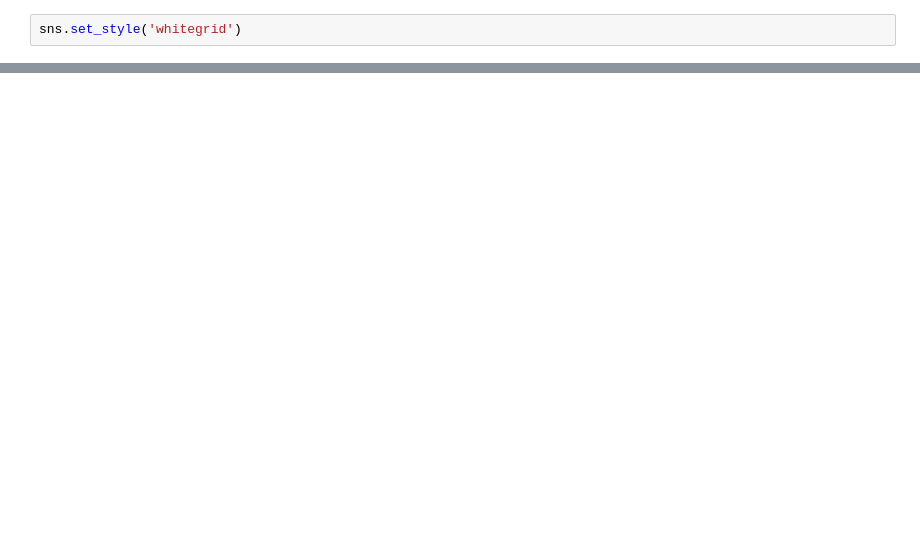
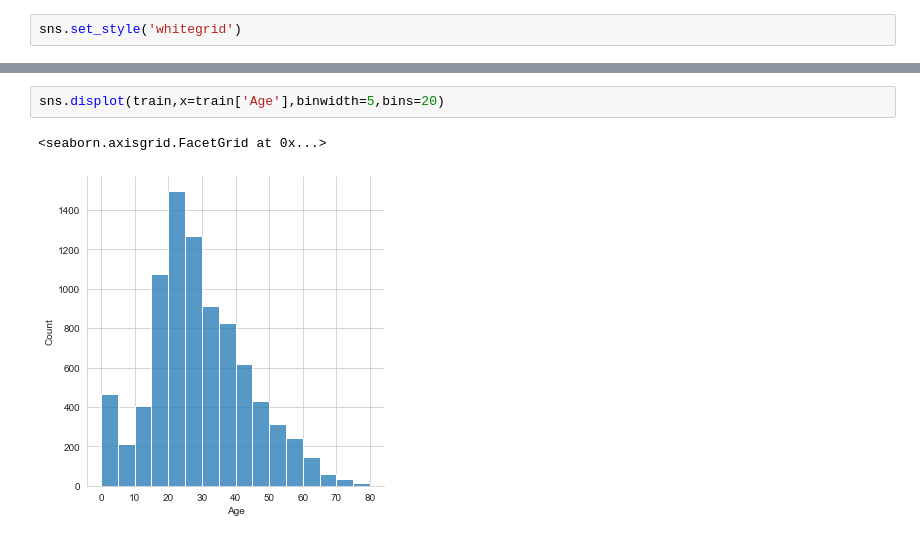
Before and after one commit to Lelter/spaceship, a Jupyter notebook: main.ipynb, the cells around one changed output, grey strips where cells are left out. Cells and saved outputs as stored; diff of their text form; blank space fills up the shorter version.

```diff
--- a/main.ipynb
+++ b/main.ipynb
@@ -192,0 +197,5 @@ sns.boxplot(data=train,whis=1)
+# %%
+sns.displot(train,x=train['Age'],binwidth=5,bins=20)
+# %% [output]
+<seaborn.axisgrid.FacetGrid at 0x...>
+[figure, added]
```
Also changed, not shown: parts of 15 cells of this notebook.
